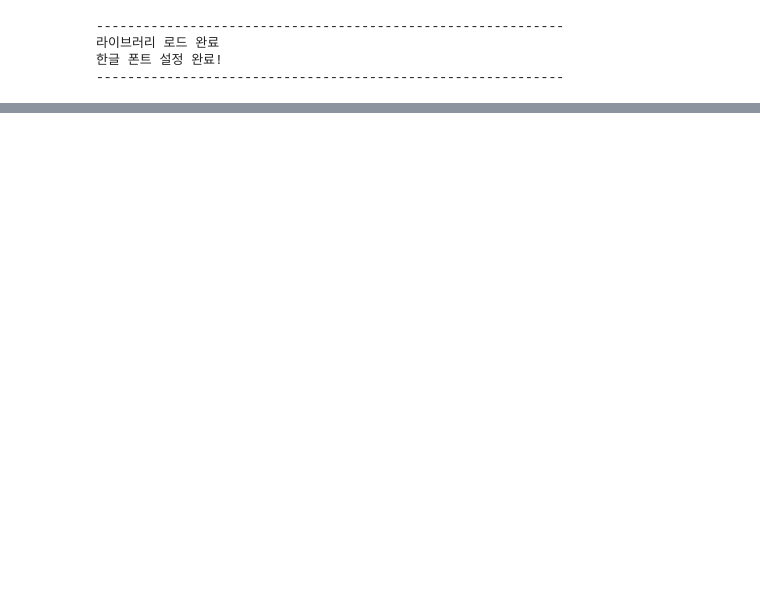
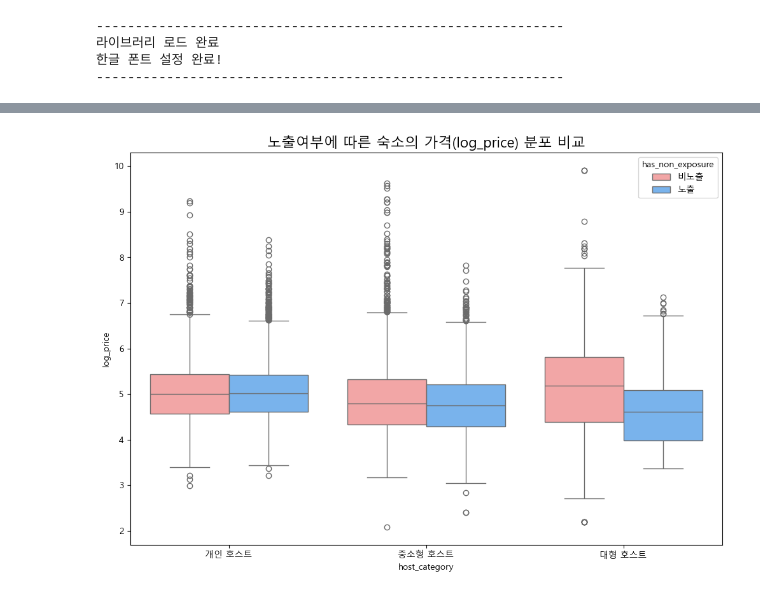
Before and after one commit to sybeom528/airbnb_price_prediction, a Jupyter notebook: notebooks/260304_khe.ipynb, the cells around one changed output, grey strips where cells are left out. Drawn from its saved outputs; the diff is of its cells as text; code cells hidden in the pictures; blank space fills up the shorter version.

```diff
--- a/notebooks/260304_khe.ipynb
+++ b/notebooks/260304_khe.ipynb
@@ -319,0 +182,24 @@ property_type (숙소 타입), room_type (룸 타입)
+# %%
+# 호스트 카테고리별 에어비앤비 비노출/노출 호스트 숙소 분포 시각화
+ # 개인 호스트/중소형 호스트/기업형 호스트의 비노출/노출 숙소 분포 시각화
+
+# 에어비앤비 비노출 호스트 숙소 분포 확인
+ # host_total_listings_count: 호스트가 보유한 총 숙소 수
+ # host_listings_count: 호스트가 보유한 노출 숙소 수
+# 비노출 숙소 개수 컬럼 생성
+df_cleaned_copy['has_non_exposure'] = df_cleaned_copy['host_non_exposure'].apply(lambda x: '비노출' if x > 0 else '노출')
+
+# 비노출 숙소 유무에 따른 가격 분포 시각화
+plt.figure(figsize=(12, 8))
+sns.boxplot(
+    data=df_cleaned_copy,
+    x='host_category',
+    y='log_price',
+    hue='has_non_exposure', # '개수'가 아닌 '유무'로 비교
+    palette=['#ff9999', '#66b3ff']
+)
+
+plt.title('노출여부에 따른 숙소의 가격(log_price) 분포 비교', fontsize=16)
+plt.show()
+# %% [output]
+[figure, added]
```
Also changed, not shown: parts of 44 cells of this notebook.
